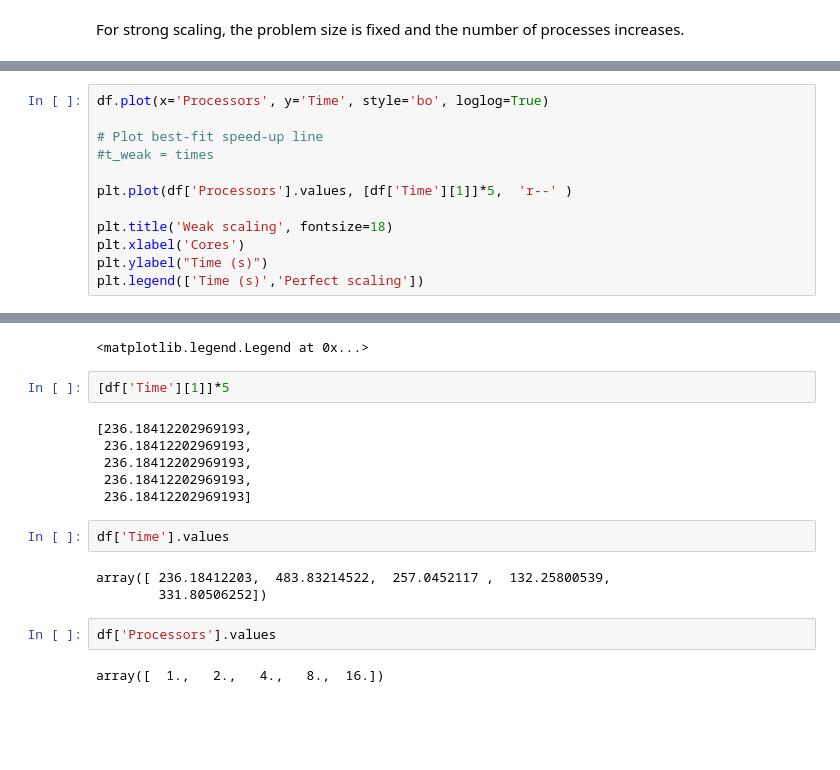
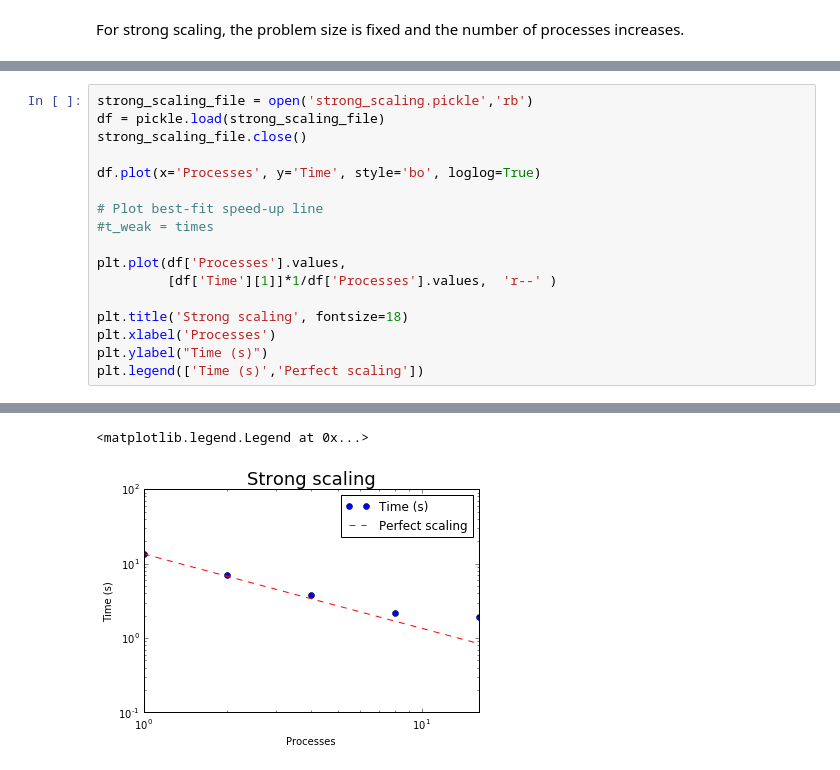
Before and after one commit to shawsa/me571, a Jupyter notebook: hw3/hw3p3.ipynb, the cells around one changed output, grey strips where cells are left out. Cells and saved outputs as stored; diff of their text form; blank space fills up the shorter version.

```diff
--- a/hw3/hw3p3.ipynb
+++ b/hw3/hw3p3.ipynb
@@ -285,13 +298,18 @@ for procs in [1, 2, 4, 8, 16]:
 # %%
-df.plot(x='Processors', y='Time', style='bo', loglog=True)
+strong_scaling_file = open('strong_scaling.pickle','rb')
+df = pickle.load(strong_scaling_file)
+strong_scaling_file.close()
+
+df.plot(x='Processes', y='Time', style='bo', loglog=True)
 
 # Plot best-fit speed-up line
 #t_weak = times
 
-plt.plot(df['Processors'].values, [df['Time'][1]]*5,  'r--' )
+plt.plot(df['Processes'].values,
+         [df['Time'][1]]*1/df['Processes'].values,  'r--' )
 
-plt.title('Weak scaling', fontsize=18)
-plt.xlabel('Cores')
+plt.title('Strong scaling', fontsize=18)
+plt.xlabel('Processes')
 plt.ylabel("Time (s)")
 plt.legend(['Time (s)','Perfect scaling'])
 # %% [output]
@@ -300,18 +316,2 @@ plt.legend(['Time (s)','Perfect scaling'])
 <matplotlib.legend.Legend at 0x...>
+[figure, added]
-# %%
-[df['Time'][1]]*5
-# %% [output]
-[236.18412202969193,
- 236.18412202969193,
- 236.18412202969193,
- 236.18412202969193,
- 236.18412202969193]
-# %%
-df['Time'].values
-# %% [output]
-array([ 236.18412203,  483.83214522,  257.0452117 ,  132.25800539,
-        331.80506252])
-# %%
-df['Processors'].values
-# %% [output]
-array([  1.,   2.,   4.,   8.,  16.])
```
Also changed, not shown: parts of 9 cells of this notebook, 3 other files.
